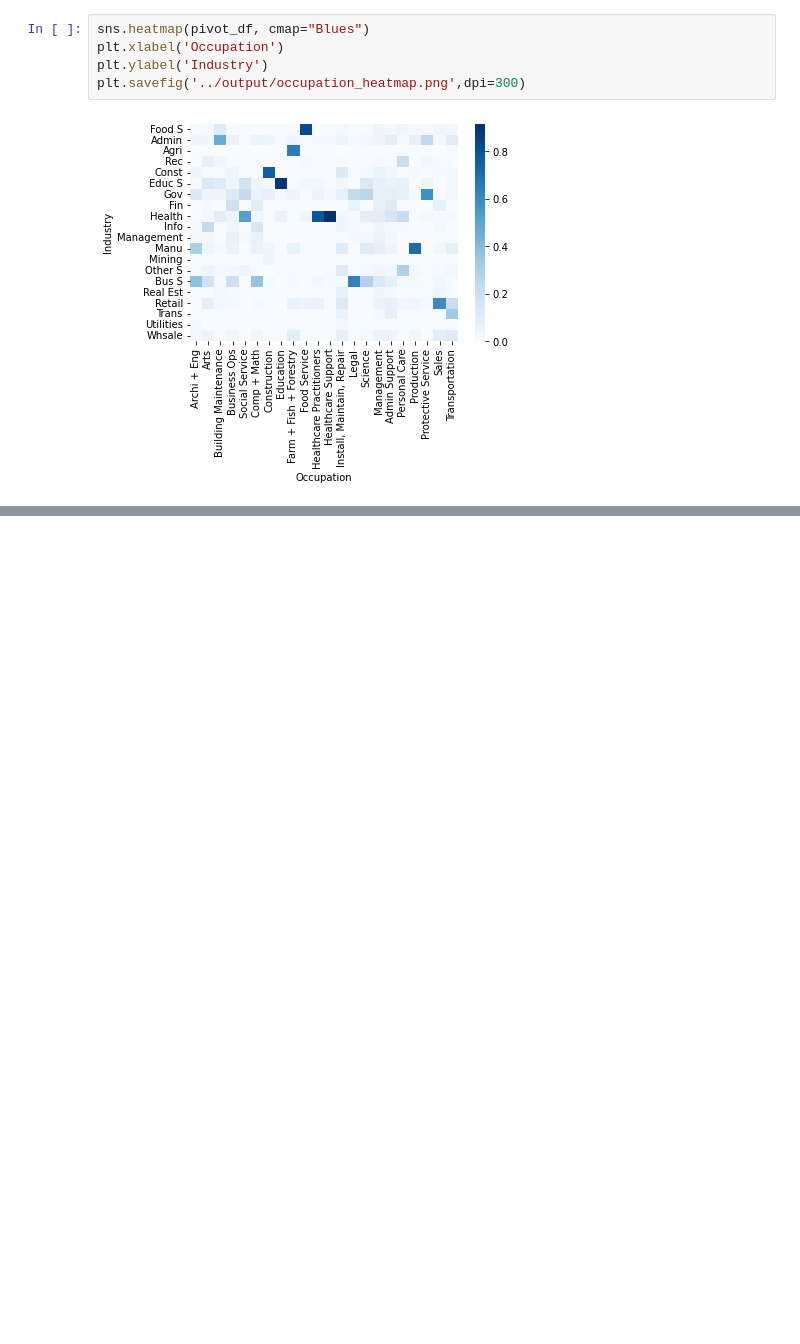
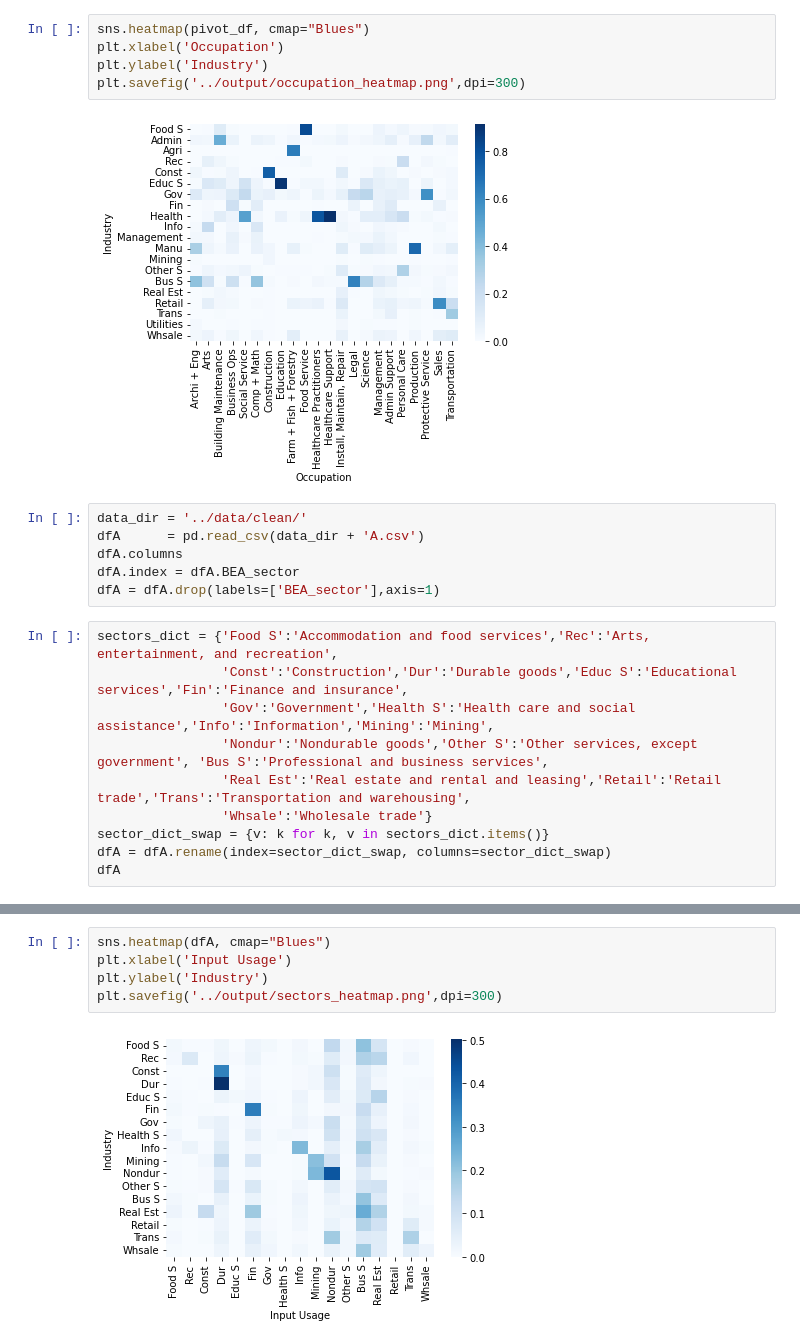
Before and after one commit to hs97/UnemploymentNetwork, a Jupyter notebook: new_code/occupation.ipynb, the cells around one changed output, grey strips where cells are left out. Cells and saved outputs as stored; diff of their text form; blank space fills up the shorter version.

```diff
--- a/new_code/occupation.ipynb
+++ b/new_code/occupation.ipynb
@@ -52,3 +52,19 @@ plt.ylabel('Industry')
 plt.savefig('../output/occupation_heatmap.png',dpi=300)
 # %% [output]
 [figure]
+# %%
+data_dir = '../data/clean/'
+dfA      = pd.read_csv(data_dir + 'A.csv')
+dfA.columns
+dfA.index = dfA.BEA_sector
+dfA = dfA.drop(labels=['BEA_sector'],axis=1)
+# %%
+sectors_dict = {'Food S':'Accommodation and food services','Rec':'Arts, entertainment, and recreation',
+                'Const':'Construction','Dur':'Durable goods','Educ S':'Educational services','Fin':'Finance and insurance',
+                'Gov':'Government','Health S':'Health care and social assistance','Info':'Information','Mining':'Mining',
+                'Nondur':'Nondurable goods','Other S':'Other services, except government', 'Bus S':'Professional and business services',
+                'Real Est':'Real estate and rental and leasing','Retail':'Retail trade','Trans':'Transportation and warehousing',
+                'Whsale':'Wholesale trade'}
+sector_dict_swap = {v: k for k, v in sectors_dict.items()}
+dfA = dfA.rename(index=sector_dict_swap, columns=sector_dict_swap)
+dfA
@@ -54,0 +91,7 @@ plt.savefig('../output/occupation_heatmap.png',dpi=300)
+# %%
+sns.heatmap(dfA, cmap="Blues")
+plt.xlabel('Input Usage')
+plt.ylabel('Industry')
+plt.savefig('../output/sectors_heatmap.png',dpi=300)
+# %% [output]
+[figure, added]
```
Also changed, not shown: parts of 1 cell of this notebook, 1 other file.
